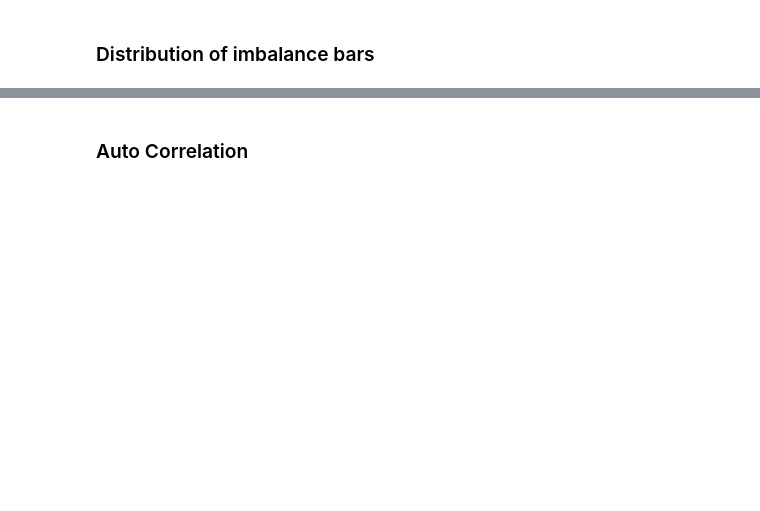
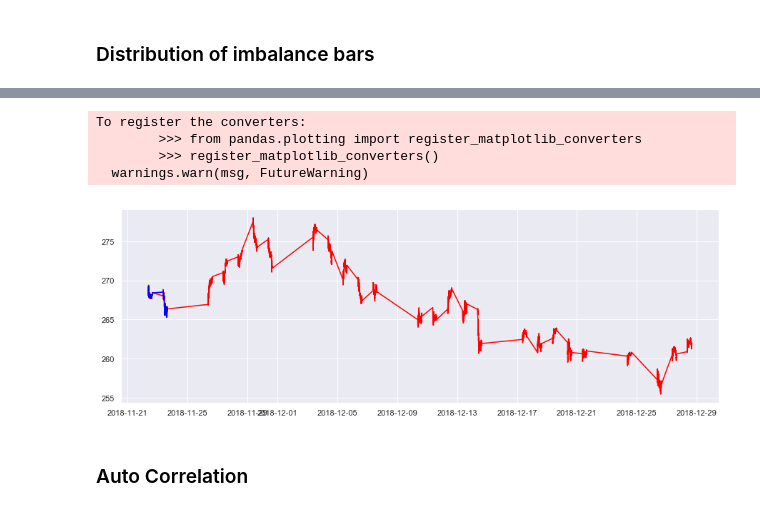
Before and after one commit to kooBH/FinanceServer, a Jupyter notebook: DE_PRADO/ch_v2.ipynb, the cells around one changed output, grey strips where cells are left out. Saved outputs shown, nothing was run; the diff lists cells and outputs as text; code cells hidden in the pictures; blank space fills up the shorter version.

````diff
--- a/DE_PRADO/ch_v2.ipynb
+++ b/DE_PRADO/ch_v2.ipynb
@@ -44,8 +44,8 @@ for file in tqdm(list_file) :
     tmp.index.names = ['timestamp']
     data = data.append(tmp)
     cnt+=1
-    #if cnt > 3: break;
-weekly = [g for n, g in data.groupby(pd.Grouper(level='timestamp', freq='W'))]
+    if cnt > 1: break;
+weekly = [g for n, g in data.groupby(pd.Grouper(level='timestamp', freq='D'))]
 # %% [markdown]
 ```python
 def TIB(weekly_data,threshold=5000,index='timestamp',column='close'):
@@ -53,7 +53,7 @@ def VIB(weekly_data,threshold=20000,index='timestamp',col_price='close',col_volu
 def DIB(weekly_data,threshold=200000,index='timestamp',col_price='close',col_volume='volume'):
 ```
 # %%
-#tick = TIB(weekly)
-#volume = VIB(weekly)
+tick = TIB(weekly)
+volume = VIB(weekly)
 dollar = DIB(weekly)
 # %% [output]
@@ -65,2 +77,0 @@ dollar.to_csv('dib_t6M_.csv')
-# %%
-dollar = pd.read_csv('dollar_t6M_full.csv',index_col = 'timestamp')
@@ -108,21 +133,27 @@ plt.show()
 # %%
  fig, ax1 = plt.subplots()
 
 #plt.plot(data_day.index, data_day['close'],color='#ff0000')
 plt.plot(data.index, data['close'],color='#ff0000')
 # df_corr = data_day[data_day.columns[0]]
 # print(df_corr.autocorr)
 
 ''' ax2 = ax2.bar(tick_temp.index, tick_temp['dummy'],color='#5d8c70')'''
 #ax2 = ax2.plot(tick.index, tick['close'],color='#5d8c70')
 plt.plot(tick.index, tick['close'],color='green')
 
 plt.plot(volume.index, volume['close'],color='red')
-plt.plot(volume.index, volume['close'],color='blue')
+plt.plot(dollar.index, volume['close'],color='blue')
 
 fig.set_figwidth(15)
 fig.set_figheight(5)
 plt.show()
+# %% [output]
+To register the converters:
+        >>> from pandas.plotting import register_matplotlib_converters
+        >>> register_matplotlib_converters()
+  warnings.warn(msg, FutureWarning)
+[figure, added]
 # %% [markdown]
 ### Auto Correlation
 # %%
````
Also changed, not shown: parts of 9 cells of this notebook, 8 other files.
